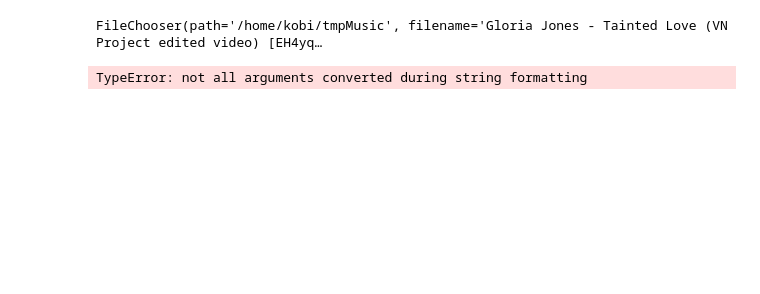
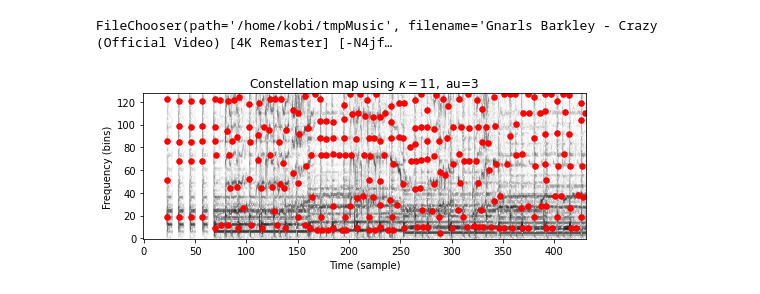
Before and after one commit to oyd11/music_match_libfmp, a Jupyter notebook: C7S1_AudioIdentification_kobic.ipynb, the cells around one changed output. Cells and saved outputs as stored; diff of their text form; code cells hidden in the pictures; blank space fills up the shorter version.

Commit message:
constellation map plotted

```diff
--- a/C7S1_AudioIdentification_kobic.ipynb
+++ b/C7S1_AudioIdentification_kobic.ipynb
@@ -121,11 +121,12 @@ from ipyfilechooser import FileChooser
 
 Fs = 22050
 audio_path = './input_audio/'
-default_fn = 'Gloria Jones - Tainted Love (VN Project edited video) [EH4yq-goqiA].opus'
+# default_fn = 'Gloria Jones - Tainted Love (VN Project edited video) [EH4yq-goqiA].opus'
+default_fn = 'Gnarls Barkley - Crazy (Official Video) [4K Remaster] [-N4jf6rtyuw].opus'
 fdialog = FileChooser(audio_path,
    filename=default_fn,
    title='<b>song</b>',
-   filter_pattern=['*.opus'],
+   filter_pattern=['*.opus', '*.mp3'],
    select_default=True,
    show_only_dirs=False,
 )
@@ -134,19 +135,19 @@ fdialog = FileChooser(audio_path,
 fdialog.rows = 25
 display(fdialog)
 # %% [output]
-FileChooser(path='/home/kobi/tmpMusic', filename='Gloria Jones - Tainted Love (VN Project edited video) [EH4yq…
+FileChooser(path='/home/kobi/tmpMusic', filename='Gnarls Barkley - Crazy (Official Video) [4K Remaster] [-N4jf…
 # %%
 
-duration = 10.0 #  seconds
+duration = 20.0 #  seconds
 Y = compute_spectrogram(fdialog.selected, duration=duration)
 # %%
 
 
 dist_freq = 11  # kappa: neighborhood in frequency direction
 dist_time = 3   # tau: neighborhood in time direction
-title=fr'Constellation map using $\kappa=${dist_freq}$, $\tau=${dist_time}$' % (dist_freq, dist_time)
+title=f'Constellation map using $\kappa=${dist_freq}$, $\tau=${dist_time}$'
 Cmap_naive = compute_constellation_map_naive(Y, dist_freq, dist_time)
 fig, ax, im = plot_constellation_map(Cmap_naive, np.log(1 + 1 * Y),
                                      color='r', s=30, title=title)
 # %% [output]
-TypeError: not all arguments converted during string formatting
+[figure, added]
```
Also changed, not shown: parts of 5 cells of this notebook.
